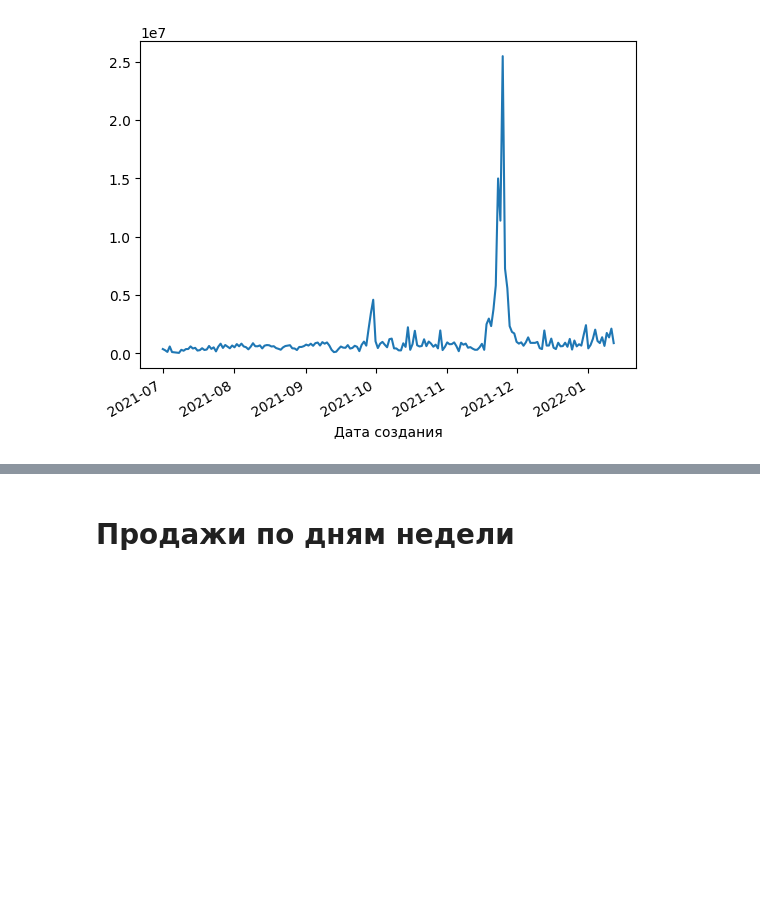
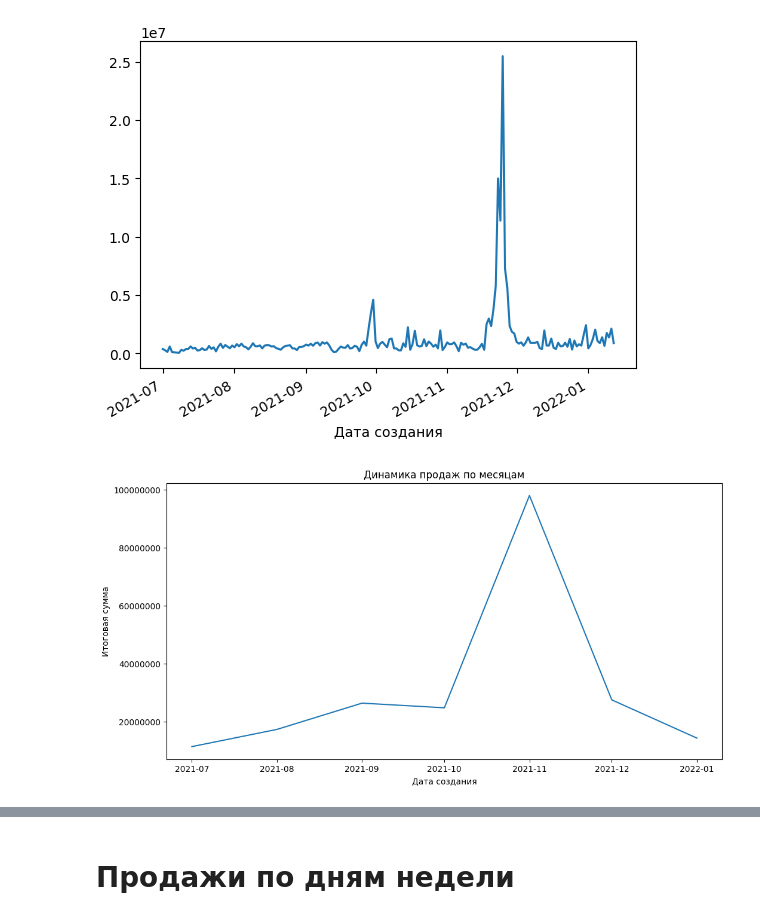
Before and after one commit to OlgaRv/Lesson_INT_AD, a Jupyter notebook: Lesson_01.ipynb, the cells around one changed output, grey strips where cells are left out. Cells and saved outputs as stored; diff of their text form; code cells hidden in the pictures; blank space fills up the shorter version.

```diff
--- a/Lesson_01.ipynb
+++ b/Lesson_01.ipynb
@@ -221,3 +221,23 @@ plt.show()
 2022-01-12     865275
 Name: Итоговая сумма, Length: 194, dtype: int64
 [figure]
+# %%
+from matplotlib.ticker import ScalarFormatter
+
+# Динамика продаж (таблица + график)
+sales_trend = df.query('Статус in ("завершен", "получен")').groupby(df['Дата создания'].dt.to_period('M')).agg({'Итоговая сумма': 'sum'}).reset_index()
+sales_trend['Дата создания'] = sales_trend['Дата создания'].dt.to_timestamp()
+
+# Визуализация динамики продаж с отключением научной нотации
+plt.figure(figsize=(12,6))
+ax = sns.lineplot(data=sales_trend, x='Дата создания', y='Итоговая сумма')
+ax.set_title('Динамика продаж по месяцам')
+
+# Отключение научной нотации
+ax.yaxis.set_major_formatter(ScalarFormatter(useOffset=False))
+ax.ticklabel_format(style='plain', axis='y')
+
+# Показать график
+plt.show()
+# %% [output]
+[figure, added]
```
Also changed, not shown: parts of 1 cell of this notebook.
